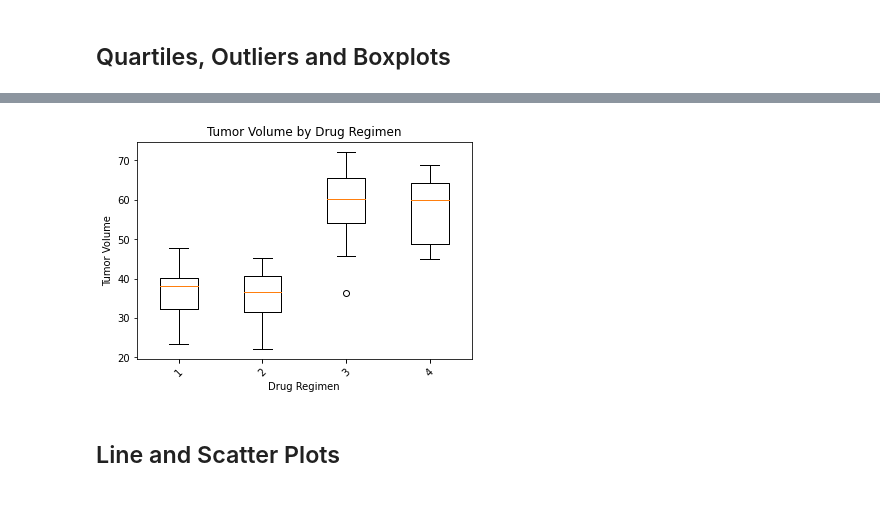
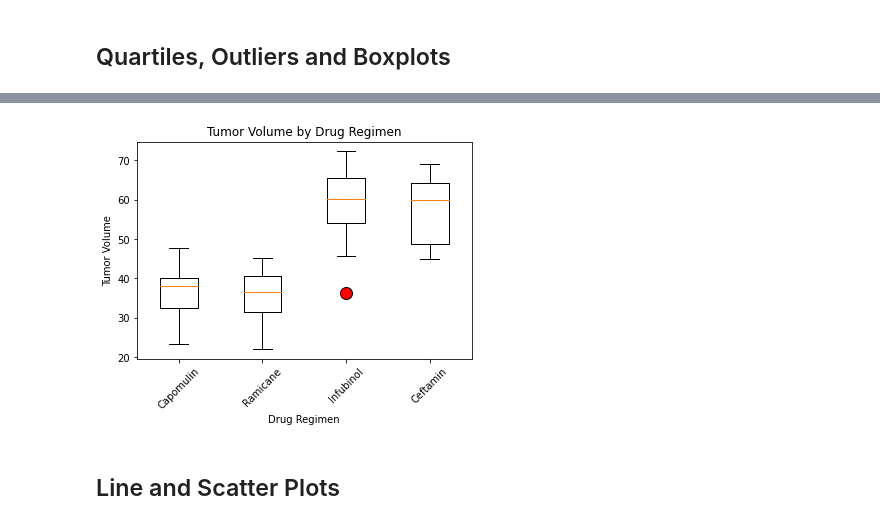
Before and after one commit to lilphonsdale/matplotlib-challenge, a Jupyter notebook: Pymaceuticals/pymaceuticals_analysis.ipynb, the cells around one changed output, grey strips where cells are left out. Saved outputs shown, nothing was run; the diff lists cells and outputs as text; code cells hidden in the pictures.

```diff
--- a/Pymaceuticals/pymaceuticals_analysis.ipynb
+++ b/Pymaceuticals/pymaceuticals_analysis.ipynb
@@ -226,14 +218,11 @@ tumor_vol_data = []
 
 # Calculate the IQR and quantitatively determine if there are any potential outliers.
 
-
     # Locate the rows which contain mice on each drug and get the tumor volumes
 
 treatments_df = new_df[new_df["Drug Regimen"].isin(treatments)]
-
 final_volume = treatments_df.loc[treatments_df['Timepoint_x'] == treatments_df['Timepoint_y']]
 final_volume = final_volume[["Drug Regimen","Tumor Volume (mm3)"]]
-final_volume.head()
 
     # add subset
 
@@ -246,10 +235,9 @@ for treatment in treatments:
         lowerq = quartiles[0.25].round(2)
         upperq = quartiles[0.75].round(2)
         iqr = (upperq-lowerq).round(2)
-        iqr_1_5 = iqr * 1.5
-        lower_bound = lowerq - iqr_1_5
-        upper_bound = upperq + iqr_1_5
-
+        iqr_1_5 = (iqr * 1.5).round(2)
+        lower_bound = (lowerq - iqr_1_5).round(2)
+        upper_bound = (upperq + iqr_1_5).round(2)
 
         print(f"The name of the drug is: {treatment}")
         print(f"The lower quartile of tumor volumes is: {lowerq}")
@@ -281,19 +269,21 @@ Values above 87.67 could be outliers.
 # %%
 # Generate a box plot that shows the distrubution of the tumor volume for each treatment group.
 boxes = []
 for treatment in treatments:
     subset = final_volume.loc[final_volume['Drug Regimen'] == treatment]
     boxes.append(subset["Tumor Volume (mm3)"])
 
 fig = plt.figure()
 plt.xlabel("Drug Regimen")
-plt.xticks([1,2,3,4], treatments, rotation=45)
 plt.ylabel("Tumor Volume")
 plt.title("Tumor Volume by Drug Regimen")
-plt.boxplot(boxes)
+flierprops = dict(marker='o', markerfacecolor='red', markersize=12,
+                  linestyle='none')
+plt.boxplot(boxes,flierprops = flierprops)
+plt.xticks([1,2,3,4], treatments, rotation=45)
 plt.show()
 # %% [output]
-[figure, old version]
+[figure, new version]
 # %% [markdown]
 ## Line and Scatter Plots
 # %%
```
Also changed, not shown: parts of 5 cells of this notebook.
